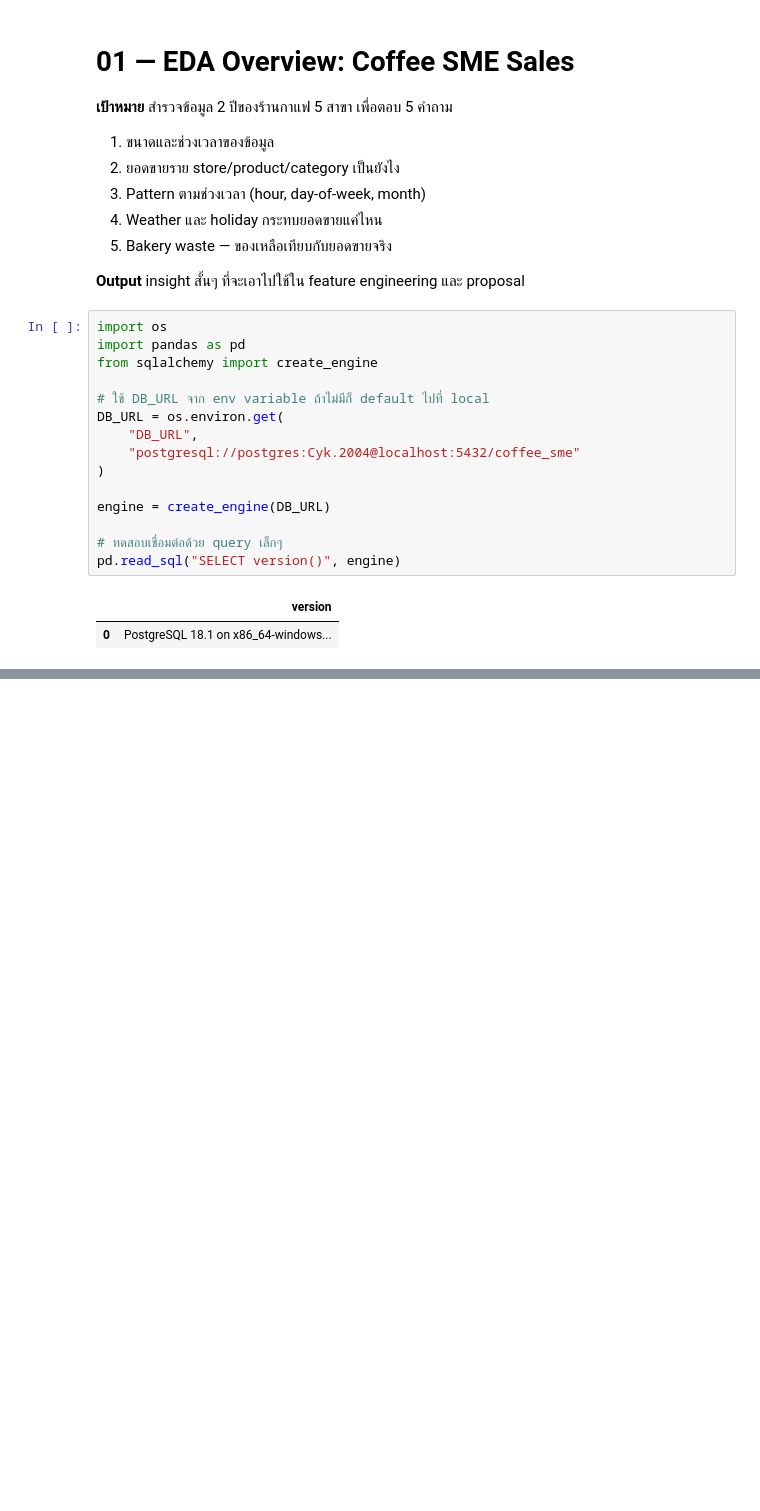
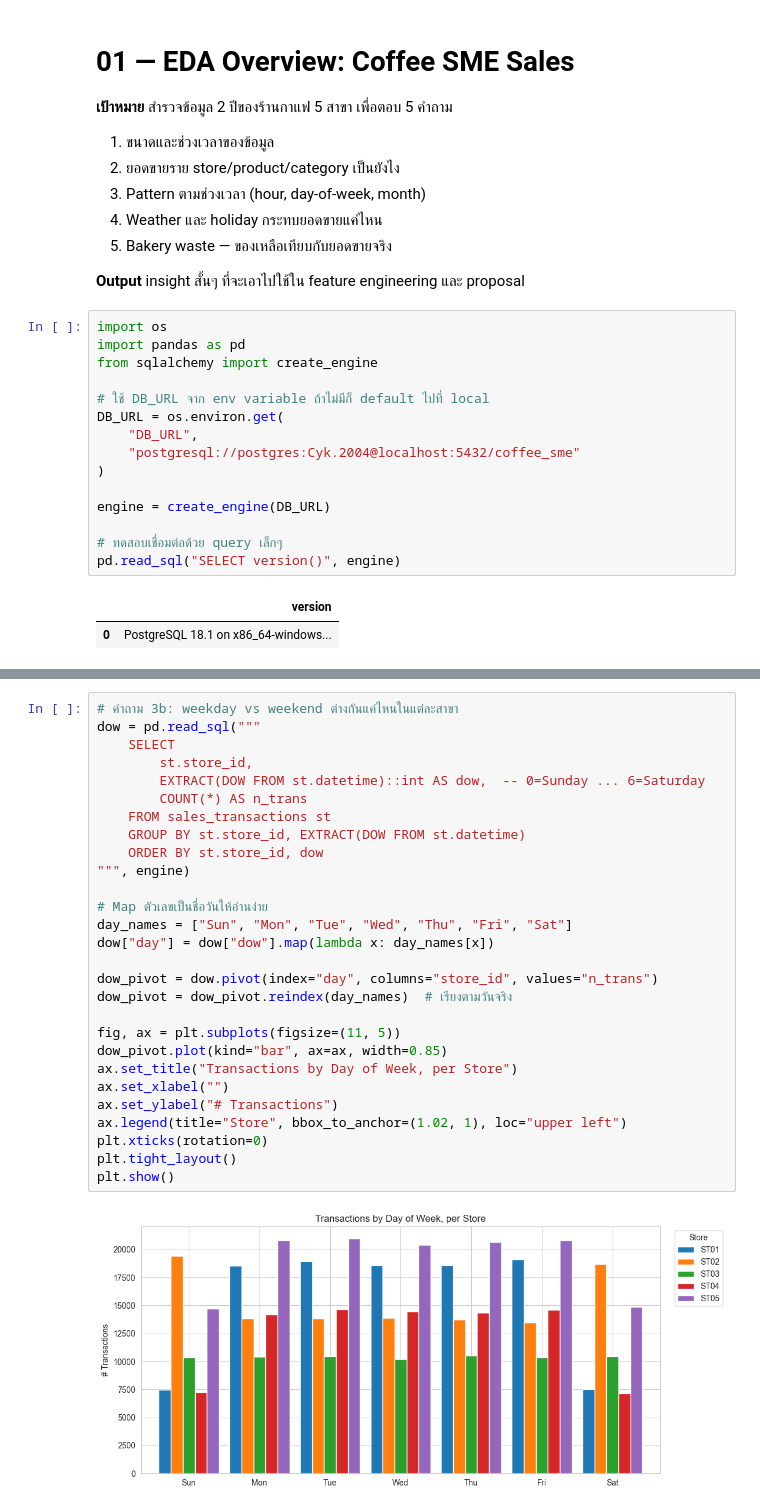
Before and after one commit to chayakornpht/coffee-sme-forecast, a Jupyter notebook: notebooks/01_eda_overview.ipynb, the cells around one changed output, grey strips where cells are left out. Cells and saved outputs as stored; diff of their text form; blank space fills up the shorter version.

```diff
--- a/notebooks/01_eda_overview.ipynb
+++ b/notebooks/01_eda_overview.ipynb
@@ -30,0 +147,30 @@ pd.read_sql("SELECT version()", engine)
+# %%
+# คำถาม 3b: weekday vs weekend ต่างกันแค่ไหนในแต่ละสาขา
+dow = pd.read_sql("""
+    SELECT
+        st.store_id,
+        EXTRACT(DOW FROM st.datetime)::int AS dow,  -- 0=Sunday ... 6=Saturday
+        COUNT(*) AS n_trans
+    FROM sales_transactions st
+    GROUP BY st.store_id, EXTRACT(DOW FROM st.datetime)
+    ORDER BY st.store_id, dow
+""", engine)
+
+# Map ตัวเลขเป็นชื่อวันให้อ่านง่าย
+day_names = ["Sun", "Mon", "Tue", "Wed", "Thu", "Fri", "Sat"]
+dow["day"] = dow["dow"].map(lambda x: day_names[x])
+
+dow_pivot = dow.pivot(index="day", columns="store_id", values="n_trans")
+dow_pivot = dow_pivot.reindex(day_names)  # เรียงตามวันจริง
+
+fig, ax = plt.subplots(figsize=(11, 5))
+dow_pivot.plot(kind="bar", ax=ax, width=0.85)
+ax.set_title("Transactions by Day of Week, per Store")
+ax.set_xlabel("")
+ax.set_ylabel("# Transactions")
+ax.legend(title="Store", bbox_to_anchor=(1.02, 1), loc="upper left")
+plt.xticks(rotation=0)
+plt.tight_layout()
+plt.show()
+# %% [output]
+[figure, added]
```
Also changed, not shown: parts of 13 cells of this notebook, 4 other files.
